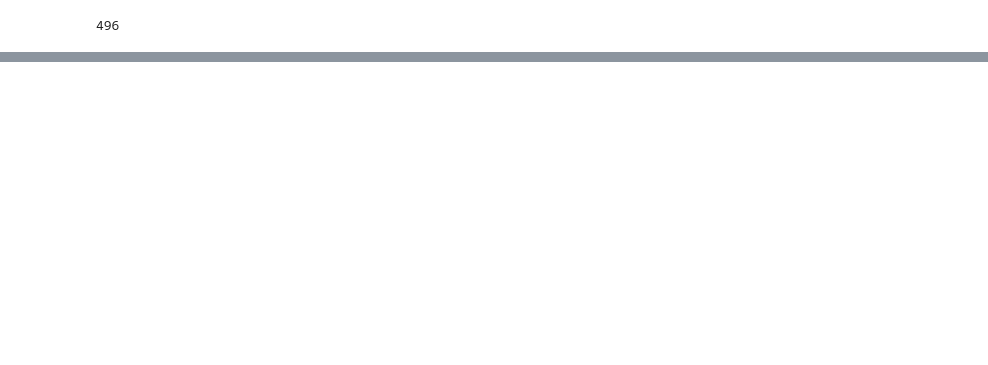
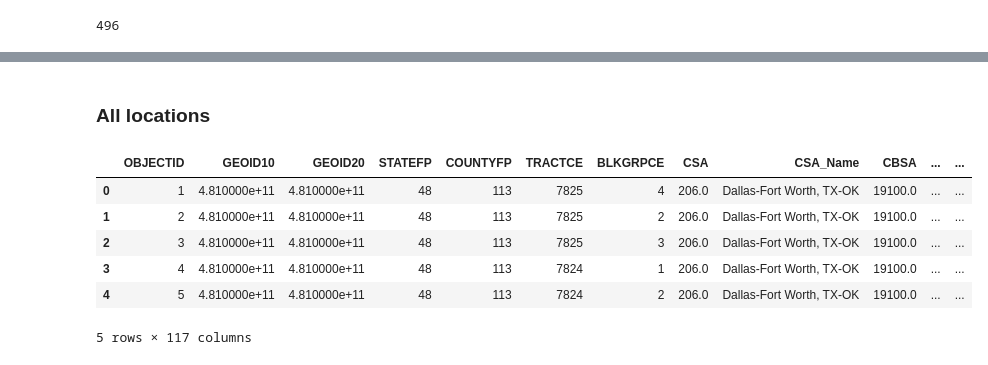
Before and after one commit to morganhof/teamwork_aq_n_walkability, a Jupyter notebook: 01_data_merge.ipynb, the cells around one changed output, grey strips where cells are left out. Cells and saved outputs as stored; diff of their text form; code cells hidden in the pictures; blank space fills up the shorter version.

```diff
--- a/01_data_merge.ipynb
+++ b/01_data_merge.ipynb
@@ -116,0 +170,14 @@ air_walk_la.to_csv('./LA_data/air_walk_merged_LA.csv')
+# %% [markdown]
+### All locations
+# %%
+# Looking at the Walkability dataset fo LA...
+walk_df = pd.read_csv('./raw_data/EPA_SmartLocationDatabase_V3_Jan_2021_Final.csv')
+walk_df.head()
+# %% [output]
+|  | OBJECTID | GEOID10 | GEOID20 | STATEFP | COUNTYFP | TRACTCE | BLKGRPCE | CSA | CSA_Name | CBSA | ... | ... |
+| 0 | 1 | 4.810000e+11 | 4.810000e+11 | 48 | 113 | 7825 | 4 | 206.0 | Dallas-Fort Worth, TX-OK | 19100.0 | ... | ... |
+| 1 | 2 | 4.810000e+11 | 4.810000e+11 | 48 | 113 | 7825 | 2 | 206.0 | Dallas-Fort Worth, TX-OK | 19100.0 | ... | ... |
+| 2 | 3 | 4.810000e+11 | 4.810000e+11 | 48 | 113 | 7825 | 3 | 206.0 | Dallas-Fort Worth, TX-OK | 19100.0 | ... | ... |
+| 3 | 4 | 4.810000e+11 | 4.810000e+11 | 48 | 113 | 7824 | 1 | 206.0 | Dallas-Fort Worth, TX-OK | 19100.0 | ... | ... |
+| 4 | 5 | 4.810000e+11 | 4.810000e+11 | 48 | 113 | 7824 | 2 | 206.0 | Dallas-Fort Worth, TX-OK | 19100.0 | ... | ... |
+5 rows × 117 columns
```
Also changed, not shown: parts of 21 cells of this notebook.
